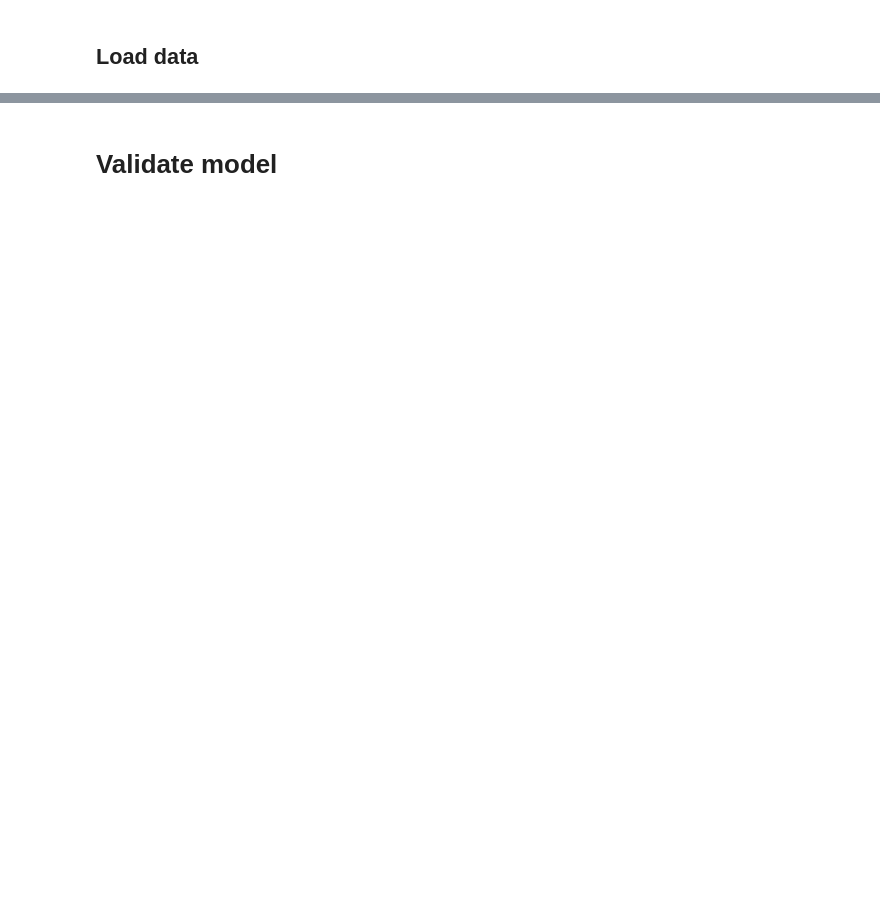
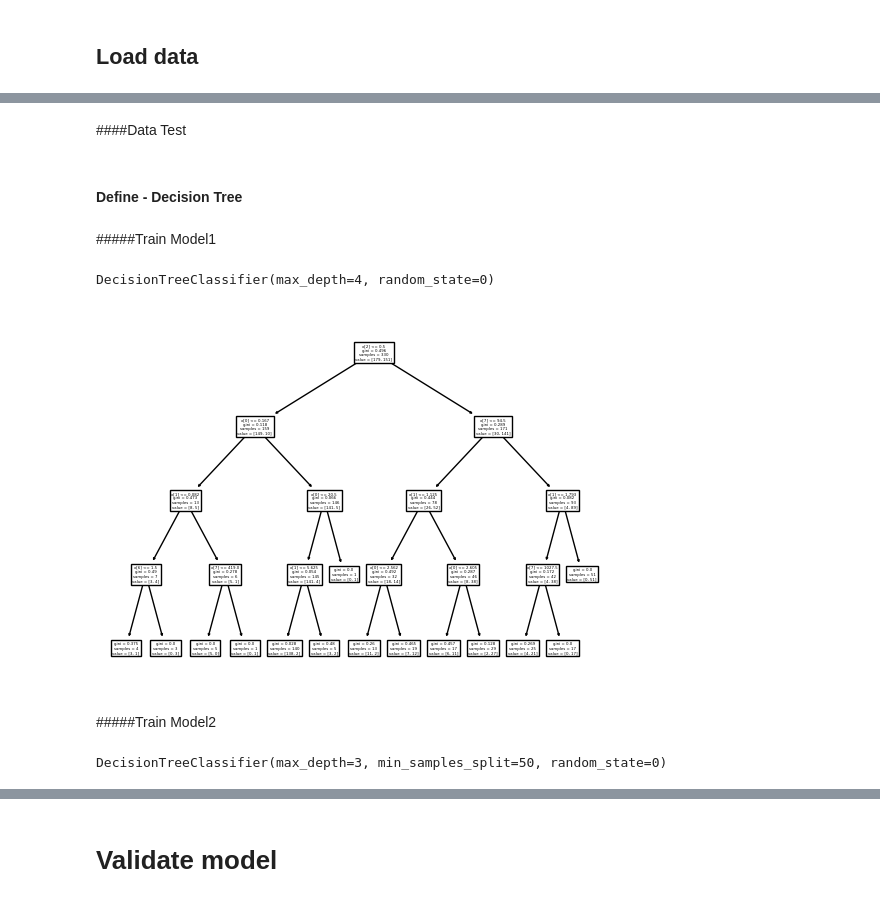
Before and after one commit to ThunchanokChai/DPDM2023, a Jupyter notebook: Classification_HW6.ipynb, the cells around one changed output, grey strips where cells are left out. Drawn from its saved outputs; the diff is of its cells as text; code cells hidden in the pictures; blank space fills up the shorter version.

```diff
--- a/Classification_HW6.ipynb
+++ b/Classification_HW6.ipynb
@@ -59,0 +145,4 @@ KNeighborsClassifier(algorithm='auto', leaf_size=30, metric='minkowski',
+# %%
+X_train = train.iloc[:,:-1]
+# %%
+Y_train = train.iloc[:,-1]
@@ -59,0 +184,2 @@ KNeighborsClassifier(algorithm='auto', leaf_size=30, metric='minkowski',
+# %% [markdown]
+####Data Test
@@ -59,0 +189,2 @@ KNeighborsClassifier(algorithm='auto', leaf_size=30, metric='minkowski',
+# %% [markdown]
+#### Define - Decision Tree
@@ -59,0 +195,14 @@ KNeighborsClassifier(algorithm='auto', leaf_size=30, metric='minkowski',
+# %% [markdown]
+#####Train Model1
+# %%
+Dtree1 = DecisionTreeClassifier(random_state = 0, max_depth = 4)
+# %%
+Dtree1.fit(X_train,Y_train)
+# %% [output]
+DecisionTreeClassifier(max_depth=4, random_state=0)
+# %%
+tree.plot_tree(Dtree1);
+# %% [output]
+[figure, added]
+# %% [markdown]
+#####Train Model2
@@ -59,0 +211,4 @@ KNeighborsClassifier(algorithm='auto', leaf_size=30, metric='minkowski',
+# %%
+Dtree2.fit(X_train,Y_train)
+# %% [output]
+DecisionTreeClassifier(max_depth=3, min_samples_split=50, random_state=0)
```
Also changed, not shown: parts of 78 cells of this notebook.
